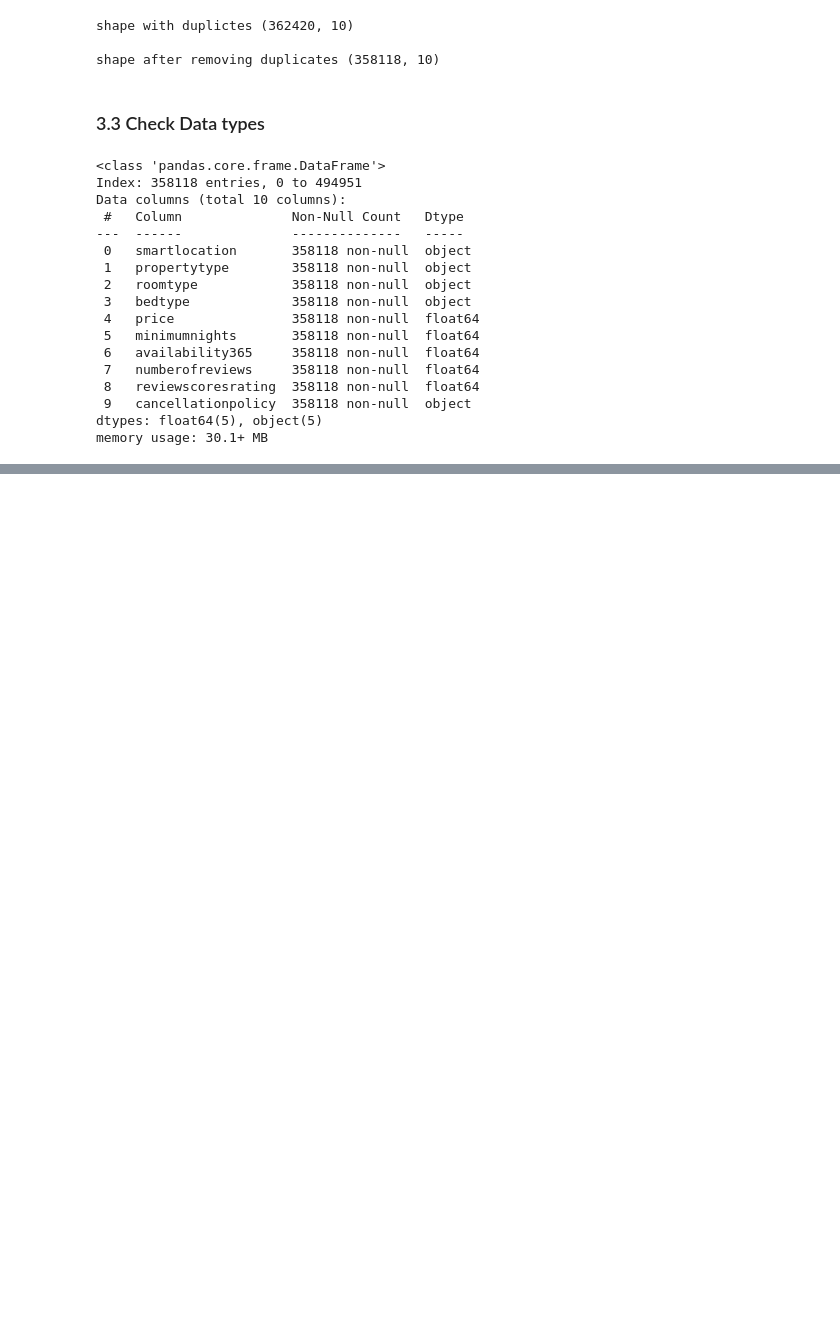
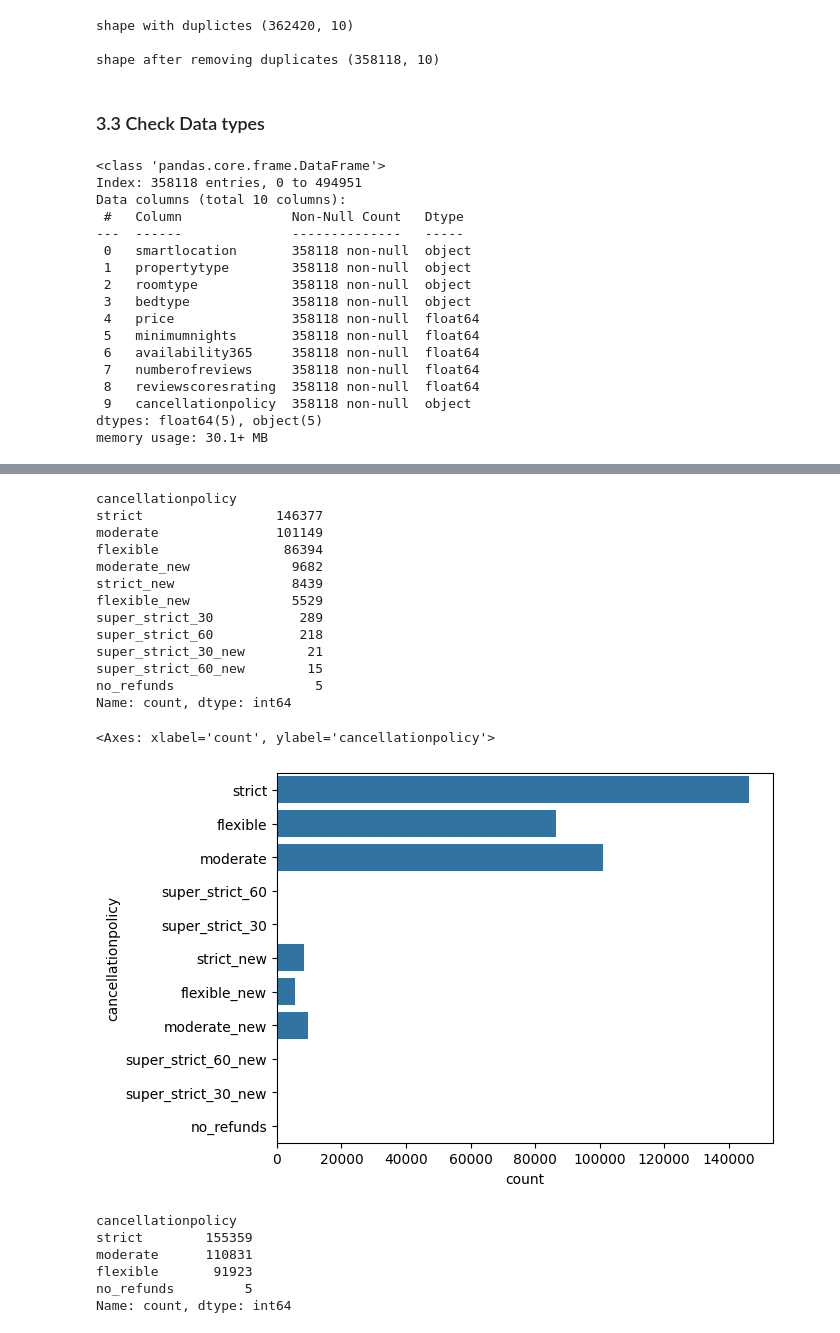
Before and after one commit to SinghJagpreet096/AirBnbPricePridiction, a Jupyter notebook: notebook/EDA.ipynb, the cells around one changed output, grey strips where cells are left out. Cells and saved outputs as stored; diff of their text form; code cells hidden in the pictures; blank space fills up the shorter version.

```diff
--- a/notebook/EDA.ipynb
+++ b/notebook/EDA.ipynb
@@ -141,0 +311,38 @@ memory usage: 30.1+ MB
+# %%
+df.drop(['bedtype'],inplace=True,axis=1)
+categorical_cols.remove('bedtype')
+# %%
+print(df.cancellationpolicy.value_counts())
+sns.countplot(df.cancellationpolicy)
+# %% [output]
+cancellationpolicy
+strict                 146377
+moderate               101149
+flexible                86394
+moderate_new             9682
+strict_new               8439
+flexible_new             5529
+super_strict_30           289
+super_strict_60           218
+super_strict_30_new        21
+super_strict_60_new        15
+no_refunds                  5
+Name: count, dtype: int64
+<Axes: xlabel='count', ylabel='cancellationpolicy'>
+[figure, added]
+# %%
+strict = r'\b\w*strict\w*\b'
+flexible = r'\b\w*flexible\w*\b'
+moderate = r'\b\w*moderate\w*\b'
+df['cancellationpolicy'] = df['cancellationpolicy'].apply(lambda x:re.sub(strict,'strict',x))
+df['cancellationpolicy'] = df['cancellationpolicy'].apply(lambda x:re.sub(flexible,'flexible',x))
+df['cancellationpolicy'] = df['cancellationpolicy'].apply(lambda x:re.sub(moderate,'moderate',x))
+
+df['cancellationpolicy'].value_counts()
+# %% [output]
+cancellationpolicy
+strict        155359
+moderate      110831
+flexible       91923
+no_refunds         5
+Name: count, dtype: int64
```
Also changed, not shown: parts of 28 cells of this notebook.
